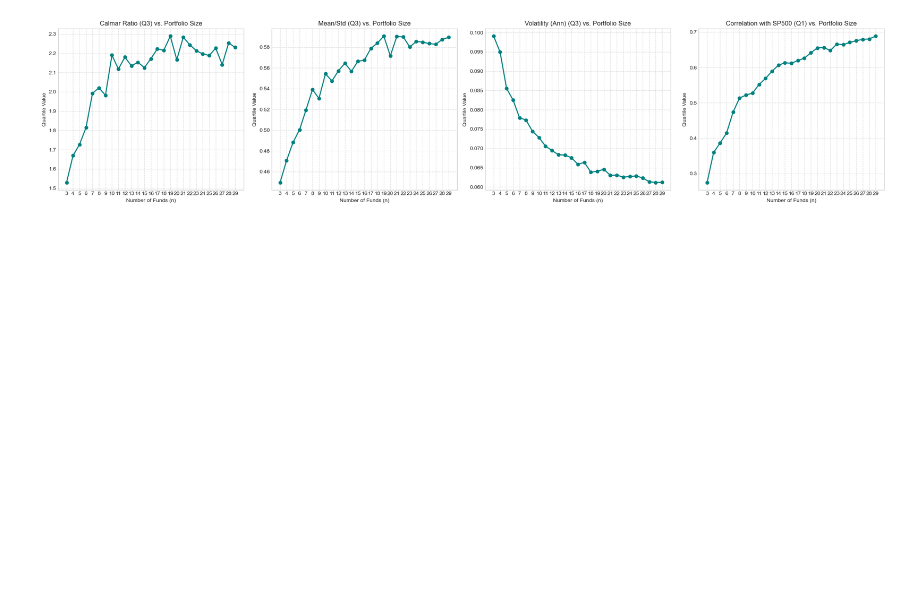
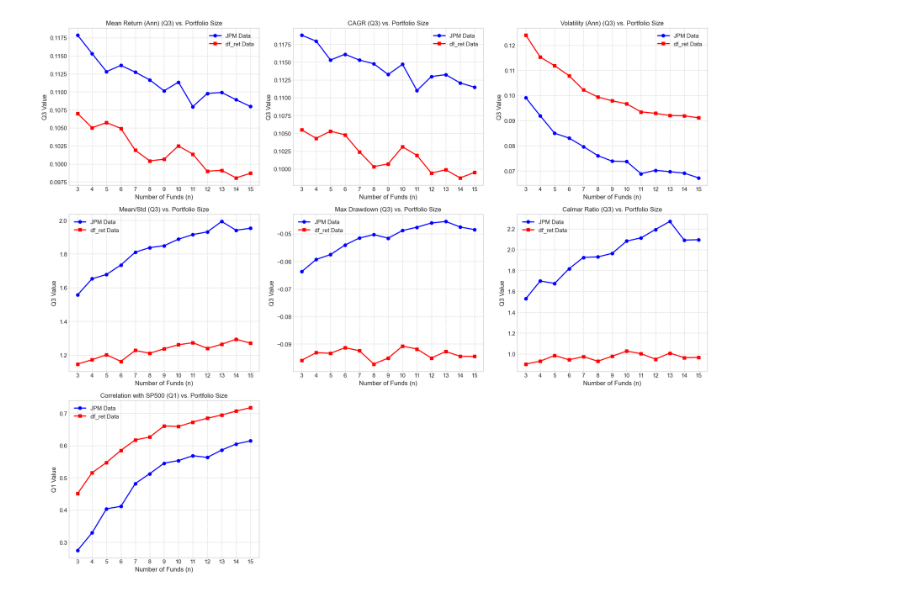
Before and after one commit to arthurdhonneur7/athenee_hf_portfolio, a Jupyter notebook: portfolio_bootstrap.ipynb, the cells around one changed output. Saved outputs shown, nothing was run; the diff lists cells and outputs as text; code cells hidden in the pictures; blank space fills up the shorter version.

Commit message:
adding HFR so that we can compare both data sources

```diff
--- a/portfolio_bootstrap.ipynb
+++ b/portfolio_bootstrap.ipynb
@@ -15,7 +15,8 @@ import matplotlib.pyplot as plt
 plt.style.use('seaborn-v0_8-whitegrid')
 # %%
 # Load data
-df = pd.read_csv('data/time_series_jpm_renamed.csv', index_col=0, parse_dates=True)
+df_jpm = pd.read_csv('data/time_series_jpm_renamed.csv', index_col=0, parse_dates=True)
+df_ret = pd.read_csv('data/df_ret_2000.csv', index_col=0, parse_dates=True)
 
 # Load S&P 500 data
 sp500 = pd.read_csv('data/hf_returns/sp500.csv', index_col=0, parse_dates=True)
@@ -24,13 +25,11 @@ sp500 = pd.read_csv('data/hf_returns/sp500.csv', index_col=0, parse_dates=True)
 start_date = '2020-01-01'
 end_date = '2025-12-31'
 
-# Slice the data
-df_period = df.loc[start_date:end_date]
+# Slice the data and drop columns with NaNs
+jpm_period = df_jpm.loc[start_date:end_date].dropna(axis=1, how='any')
+ret_period = df_ret.loc[start_date:end_date].dropna(axis=1, how='any')
 sp500_period = sp500.loc[start_date:end_date]['SP500TR']
 
-# Check for funds that have ALL their data (no NaNs) in this period
-# Drop columns that have any NaN values
-funds_complete_data = df_period.dropna(axis=1, how='any')
-
-print(f"Total funds with complete data from {start_date} to {end_date}: {funds_complete_data.shape[1]}")
+print(f"JPM funds with complete data from {start_date} to {end_date}: {jpm_period.shape[1]}")
+print(f"df_ret funds with complete data from {start_date} to {end_date}: {ret_period.shape[1]}")
 # %% [output]
@@ -52,7 +52,7 @@ def calculate_metrics(returns, sp500_returns):
     volatility = returns.std() * np.sqrt(12)
 
     # 4. Mean / Std (Sharpe Ratio Proxy)
-    mean_std_ratio = returns.mean() / returns.std() if returns.std() != 0 else np.nan
+    mean_std_ratio = np.sqrt(12) * returns.mean() / returns.std() if returns.std() != 0 else np.nan
 
     # 5. Max Drawdown
     cum_index = (1 + returns).cumprod()
@@ -192,25 +184,28 @@ q_results_df.head()
 # %%
-# Plot the scaling results
-fig, axes = plt.subplots(1, 4, figsize=(22, 5))
+# Plot the scaling results comparing both datasets
+nrows_scale = int(np.ceil(len(metrics_list) / 3))
+fig, axes = plt.subplots(nrows_scale, 3, figsize=(18, 5 * nrows_scale))
+axes = axes.flatten()
 
-metrics_q_to_plot = [
-    'Calmar Ratio (Q3)',
-    'Mean/Std (Q3)',
-    'Volatility (Ann) (Q3)',
-    'Correlation with SP500 (Q1)'
-]
+for i, metric in enumerate(metrics_list):
+    ax = axes[i]
 
-for i, metric in enumerate(metrics_q_to_plot):
-    ax = axes[i]
-    ax.plot(q_results_df.index, q_results_df[metric], marker='o', linestyle='-', color='teal', linewidth=2)
+    ax.plot(df_q_jpm.index, df_q_jpm[metric], marker='o', linestyle='-', color='blue', linewidth=2, label='JPM Data')
+    ax.plot(df_q_ret.index, df_q_ret[metric], marker='s', linestyle='-', color='red', linewidth=2, label='df_ret Data')
 
-    ax.set_title(f'{metric} vs. Portfolio Size')
+    q_label = "Q1" if metric == 'Correlation with SP500' else "Q3"
+    ax.set_title(f'{metric} ({q_label}) vs. Portfolio Size')
     ax.set_xlabel('Number of Funds (n)')
-    ax.set_ylabel('Quartile Value')
+    ax.set_ylabel(f'{q_label} Value')
     ax.set_xticks(list(n_values))
     ax.grid(True, linestyle='--', alpha=0.7)
+    ax.legend()
+
+# Hide any unused subplots
+for i in range(len(metrics_list), len(axes)):
+    fig.delaxes(axes[i])
 
 plt.tight_layout()
 plt.show()
 # %% [output]
-[figure, old version]
+[figure, new version]
```
Also changed, not shown: parts of 9 cells of this notebook, 1 other file.
